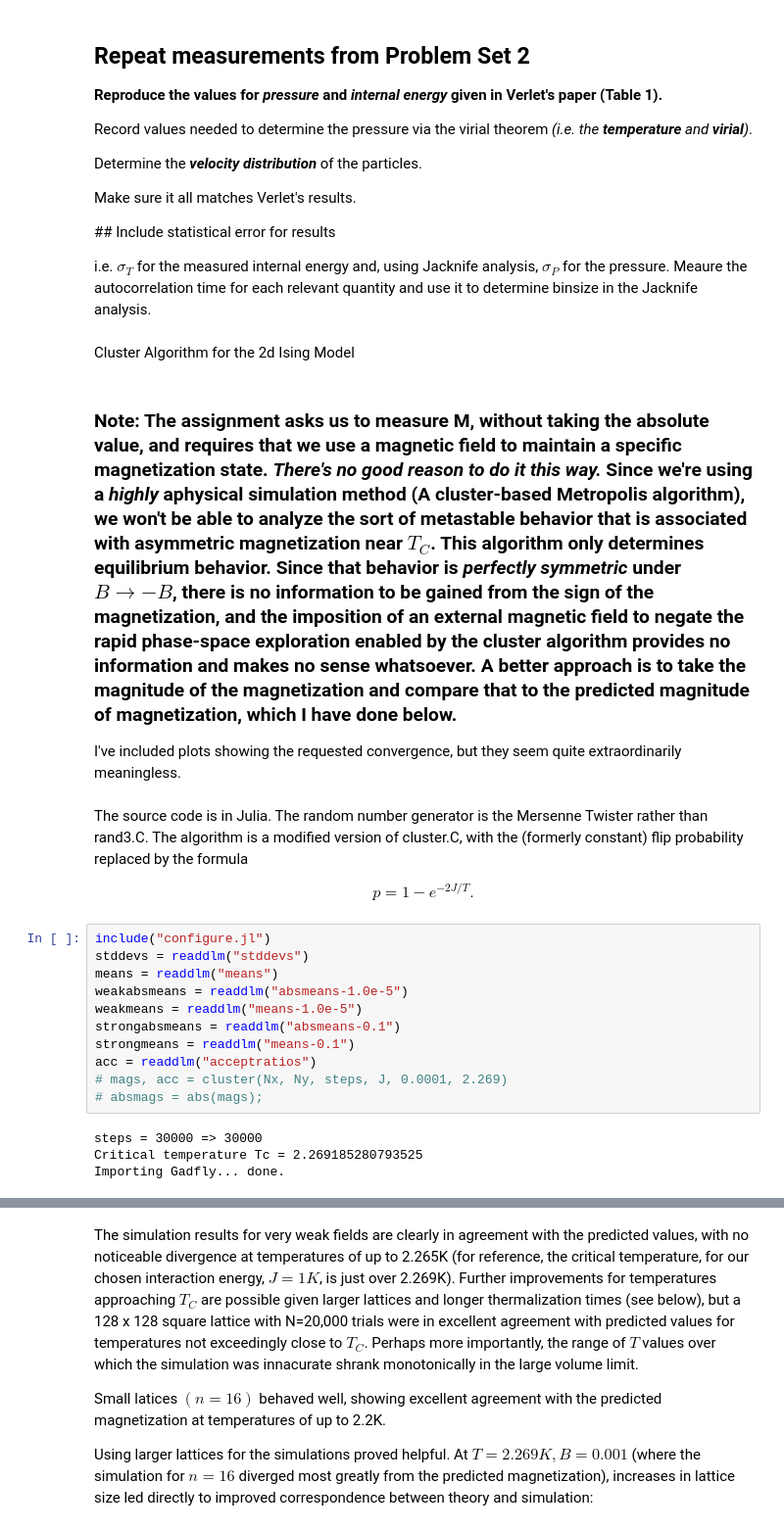
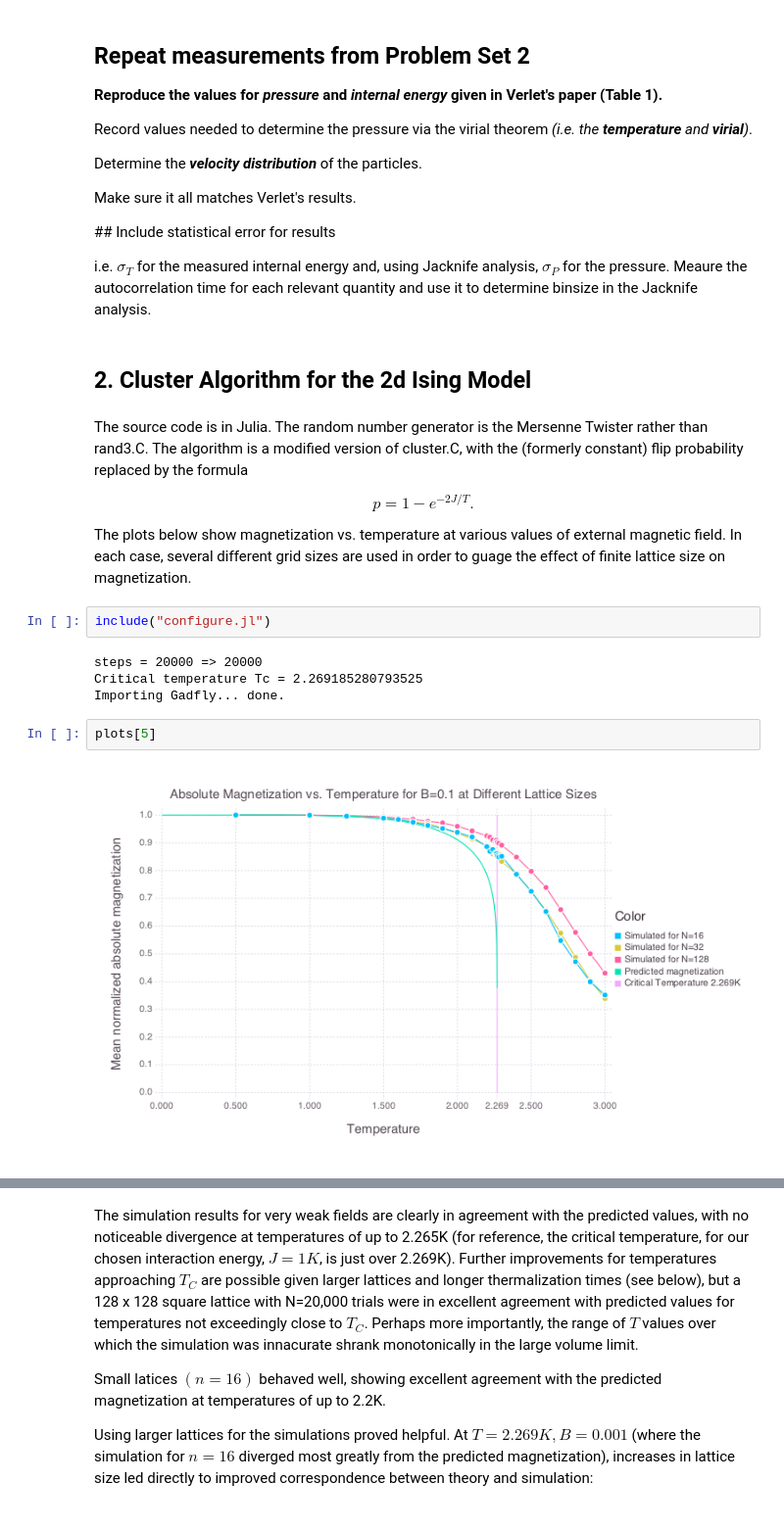
Before and after one commit to stefco/g6080, a Jupyter notebook: set04/sci-comp-hw-4-stefan.ipynb, the cells around one changed output, grey strips where cells are left out. Shown at 98% size. Saved outputs shown, nothing was run; the diff lists cells and outputs as text.

Commit message:
s4q2 done clean

```diff
--- a/set04/sci-comp-hw-4-stefan.ipynb
+++ b/set04/sci-comp-hw-4-stefan.ipynb
@@ -35,29 +35,22 @@ Make sure it all matches Verlet's results.
 
 i.e. $\sigma_{T}$ for the measured internal energy and, using Jacknife analysis, $\sigma_{P}$ for the pressure. Meaure the autocorrelation time for each relevant quantity and use it to determine binsize in the Jacknife analysis.
 # %% [markdown]
-Cluster Algorithm for the 2d Ising Model
+## 2. Cluster Algorithm for the 2d Ising Model
-# %% [markdown]
-### Note: The assignment asks us to measure M, without taking the absolute value, and requires that we use a magnetic field to maintain a specific magnetization state. _There's no good reason to do it this way._ Since we're using a _highly_ aphysical simulation method (A cluster-based Metropolis algorithm), we won't be able to analyze the sort of metastable behavior that is associated with asymmetric magnetization near $T_{C}$. This algorithm only determines equilibrium behavior. Since that behavior is _perfectly symmetric_ under $B \rightarrow -B$, there is no information to be gained from the sign of the magnetization, and the imposition of an external magnetic field to negate the rapid phase-space exploration enabled by the cluster algorithm provides no information and makes no sense whatsoever. A better approach is to take the magnitude of the magnetization and compare that to the predicted magnitude of magnetization, which I have done below.
-
-I've included plots showing the requested convergence, but they seem quite extraordinarily meaningless.
 # %% [markdown]
 The source code is in Julia. The random number generator is the Mersenne Twister rather than rand3.C. The algorithm is a modified version of cluster.C, with the (formerly constant) flip probability replaced by the formula
 
 $$
   p = 1 - e^{-2J/T}.
 $$
+
+The plots below show magnetization vs. temperature at various values of external magnetic field. In each case, several different grid sizes are used in order to guage the effect of finite lattice size on magnetization.
-# %%
-include("configure.jl")
-stddevs = readdlm("stddevs")
-means = readdlm("means")
-weakabsmeans = readdlm("absmeans-1.0e-5")
-weakmeans = readdlm("means-1.0e-5")
-strongabsmeans = readdlm("absmeans-0.1")
-strongmeans = readdlm("means-0.1")
-acc = readdlm("acceptratios")
-# mags, acc = cluster(Nx, Ny, steps, J, 0.0001, 2.269)
-# absmags = abs(mags);
-# %% [output]
-steps = 30000 => 30000
-Critical temperature Tc = 2.269185280793525
-Importing Gadfly... done.
+# %%
+include("configure.jl")
+# %% [output]
+steps = 20000 => 20000
+Critical temperature Tc = 2.269185280793525
+Importing Gadfly... done.
+# %%
+plots[5]
+# %% [output]
+[figure, added]
```
Also changed, not shown: parts of 9 cells of this notebook, 1 other file.
